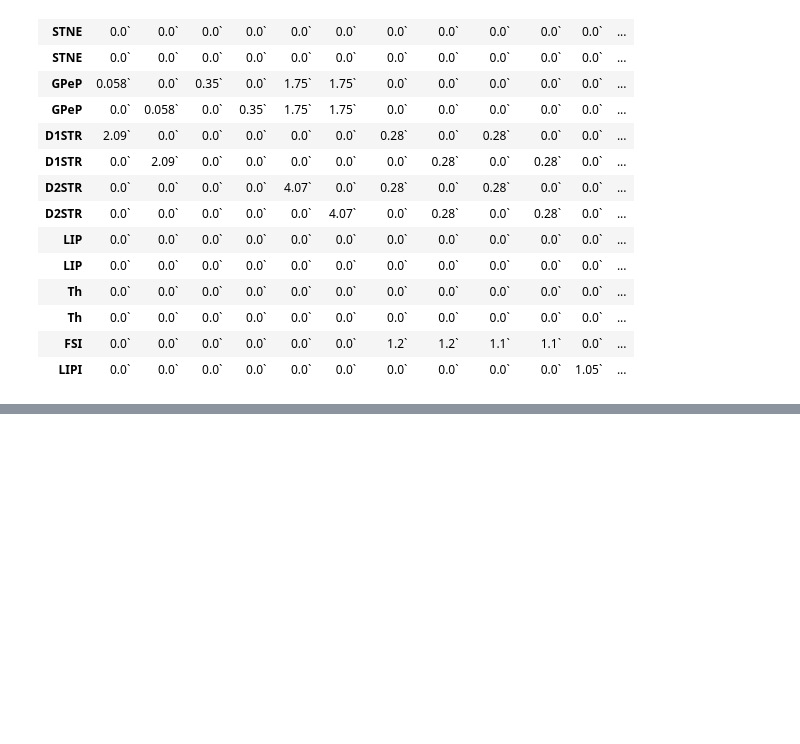
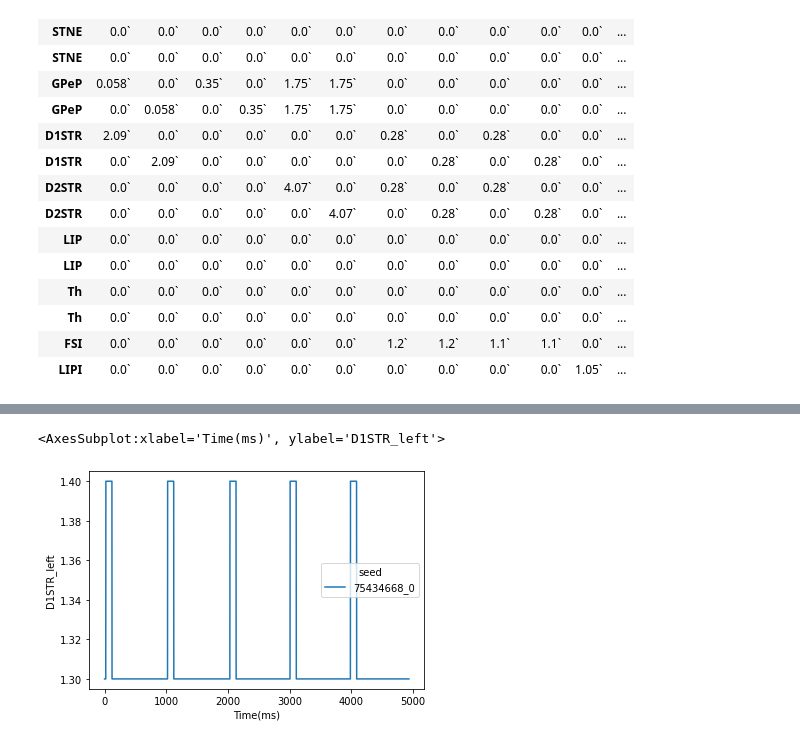
Before and after one commit to CoAxLab/CBGTPy, a Jupyter notebook: network_simulation-plasticity.ipynb, the cells around one changed output, grey strips where cells are left out. Saved outputs shown, nothing was run; the diff lists cells and outputs as text; code cells hidden in the pictures; blank space fills up the shorter version.

```diff
--- a/network_simulation-plasticity.ipynb
+++ b/network_simulation-plasticity.ipynb
@@ -346,3 +357,9 @@ firing_rates[0]
+# %%
+pl.figure()
+sns.lineplot(x="Time(ms)",y="D1STR_left",data=recorded_variables['optogenetic_input'],hue='seed')
+# %% [output]
+<AxesSubplot:xlabel='Time(ms)', ylabel='D1STR_left'>
+[figure, added]
 # %%
 # Relevant reward_dataframe
 reward_q_df[0]
```
Also changed, not shown: parts of 21 cells of this notebook, 2 other files.
